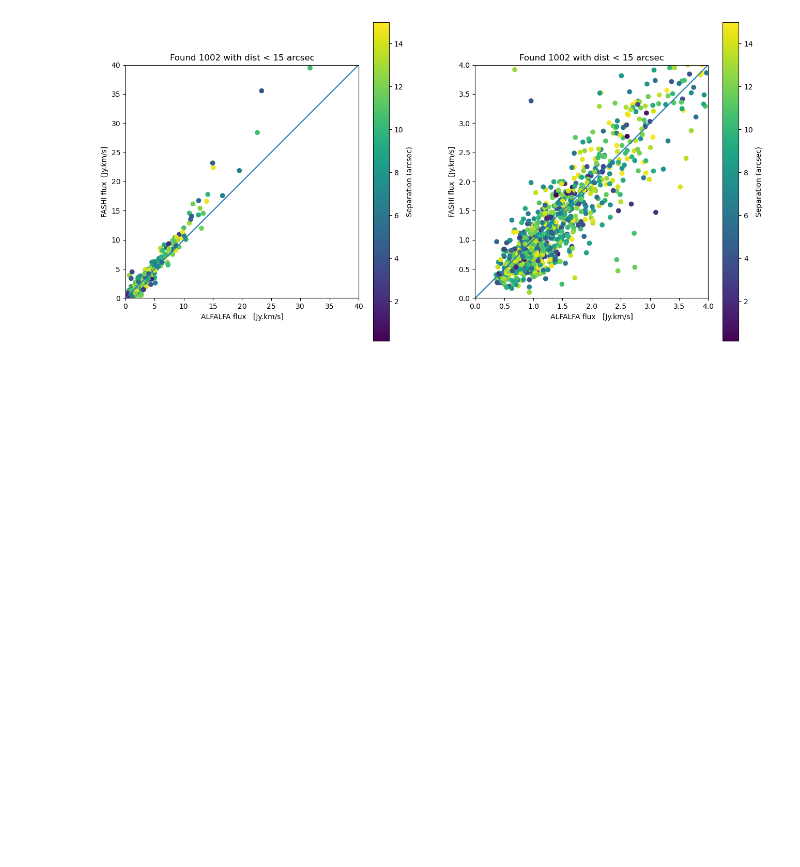
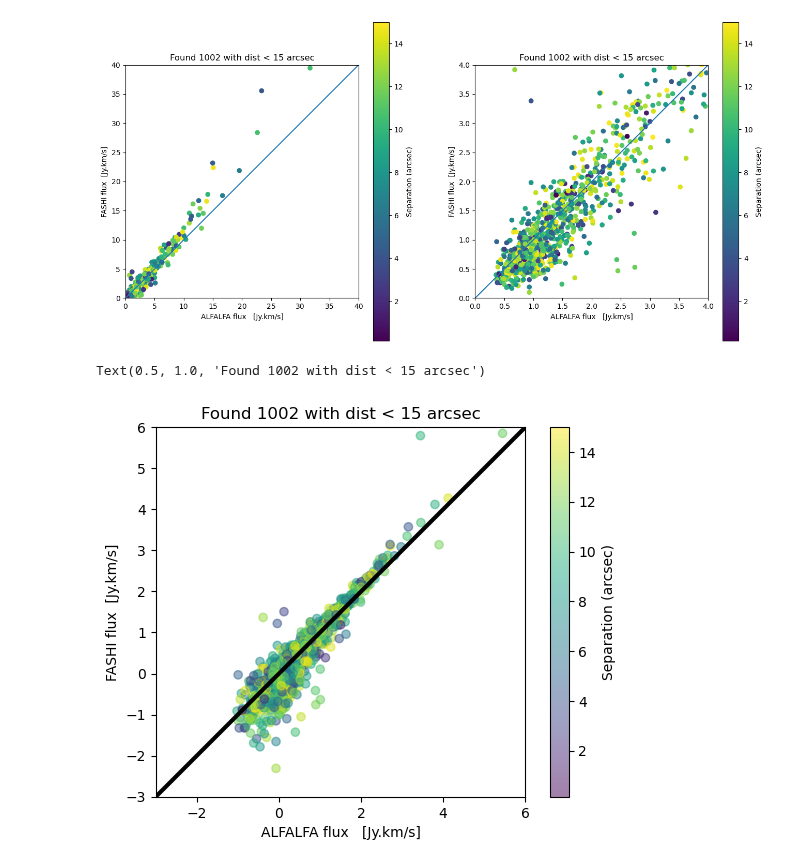
Before and after one commit to teuben/GBT-EDGE-HI, a Jupyter notebook: gals/hi_surveys.ipynb, the cells around one changed output. Saved outputs shown, nothing was run; the diff lists cells and outputs as text; code cells hidden in the pictures; blank space fills up the shorter version.

```diff
--- a/gals/hi_surveys.ipynb
+++ b/gals/hi_surveys.ipynb
@@ -1295,3 +1293,19 @@ for i in [0,1]:
     ax[i].set_title(f"Found {len(d100[mask_near])} with dist < {dist_max} arcsec")
 # %% [output]
 [figure]
+# %%
+fig, ax = plt.subplots()
+fmax = [40,4]
+
+pp=ax.scatter(np.log(f100[mask_near]),np.log(f200[mask_near]),c=d100[mask_near], alpha=0.5)
+fig.colorbar(pp, ax=ax, label="Separation (arcsec)")
+ax.set_xlabel("ALFALFA flux   [Jy.km/s]")
+ax.set_ylabel("FASHI flux  [Jy.km/s]")
+ax.set_xlim(-3,6)
+ax.set_ylim(-3,6)
+ax.set_aspect("equal")
+ax.plot([-3,6],[-3,6], color="black", lw=3)
+ax.set_title(f"Found {len(d100[mask_near])} with dist < {dist_max} arcsec")
+# %% [output]
+Text(0.5, 1.0, 'Found 1002 with dist < 15 arcsec')
+[figure, added]
```
Also changed, not shown: parts of 23 cells of this notebook.
